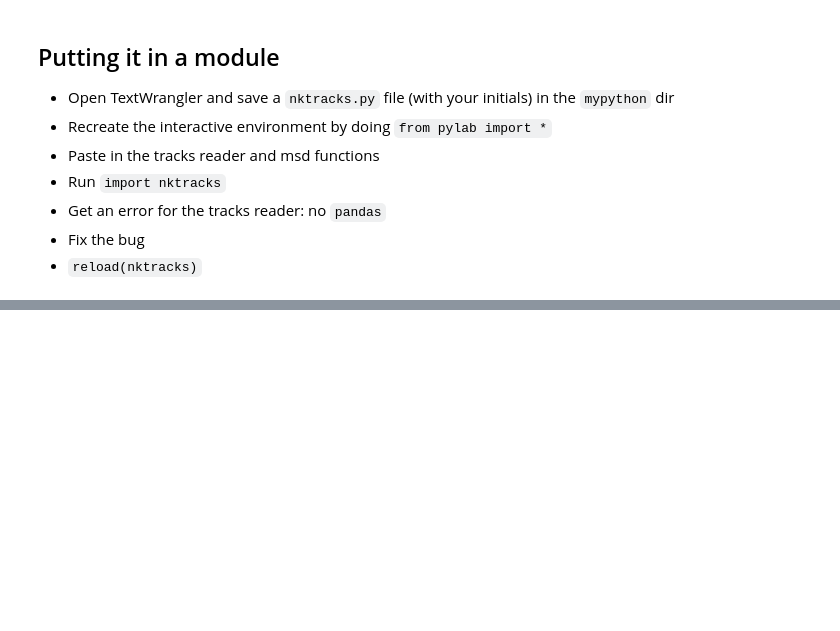
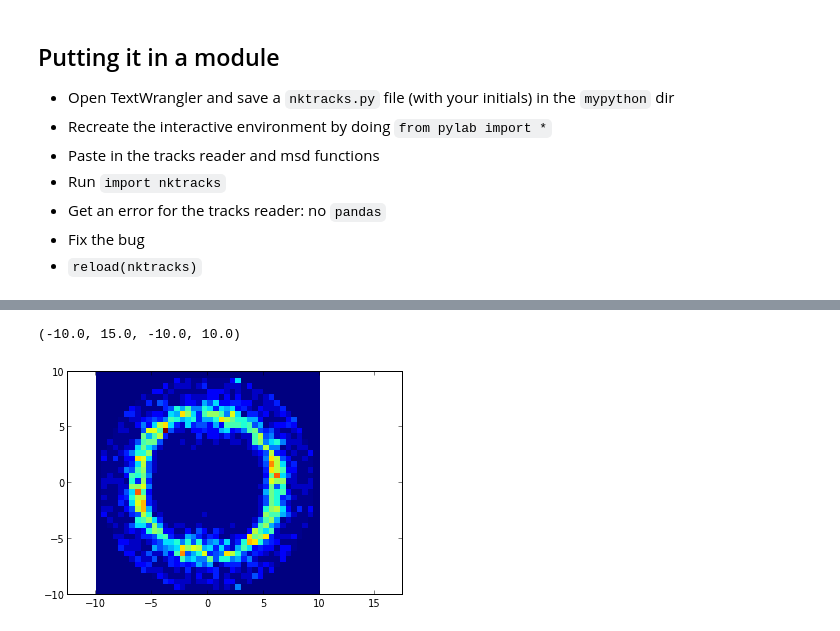
Before and after one commit to nkeim/PennFluidsCRG, a Jupyter notebook: Meeting130305.ipynb, the cells around one changed output, grey strips where cells are left out. Saved outputs shown, nothing was run; the diff lists cells and outputs as text; code cells hidden in the pictures; blank space fills up the shorter version.

```diff
--- a/Meeting130305.ipynb
+++ b/Meeting130305.ipynb
@@ -341,0 +347,3 @@ Putting it in a module
+# %%
+#%%timeit
+pcf, binedges = cfsuite.packing.pairCorrelationVector(tracks[tracks.frame == 11], cutoff=10)
@@ -341,0 +352,6 @@ Putting it in a module
+# %%
+pcolor(binedges, binedges, pcf)
+axis('equal')
+# %% [output]
+(-10.0, 15.0, -10.0, 10.0)
+[figure, added]
```
Also changed, not shown: parts of 11 cells of this notebook.
